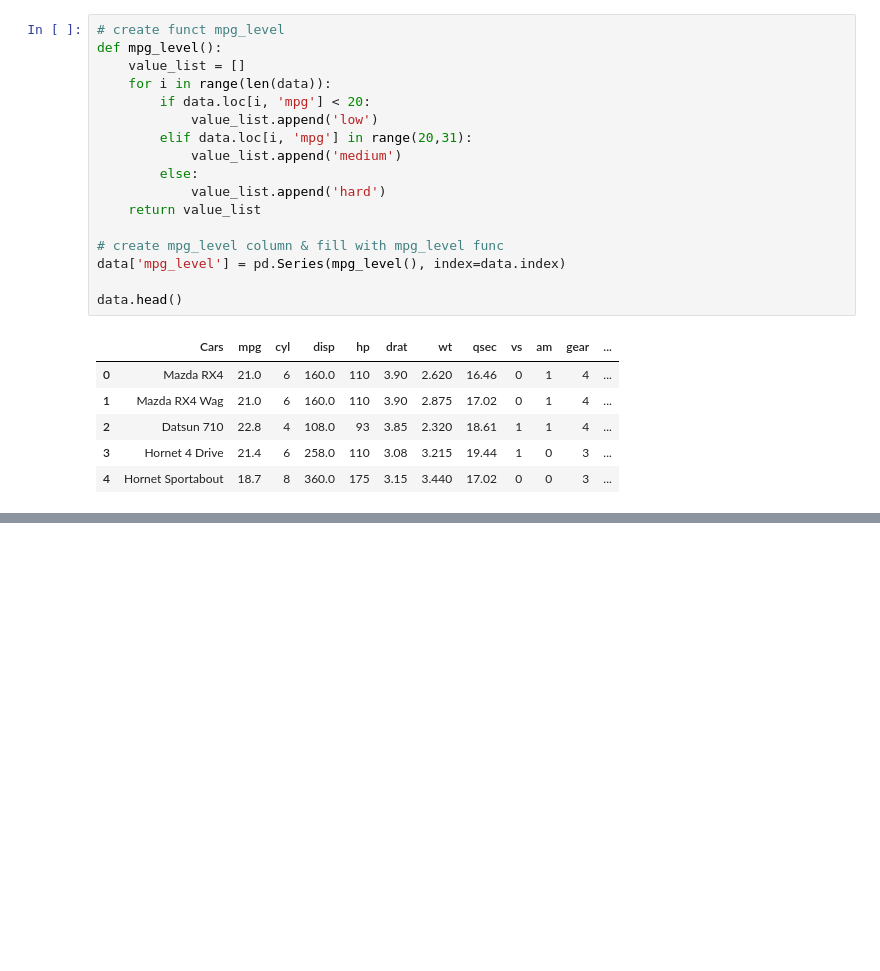
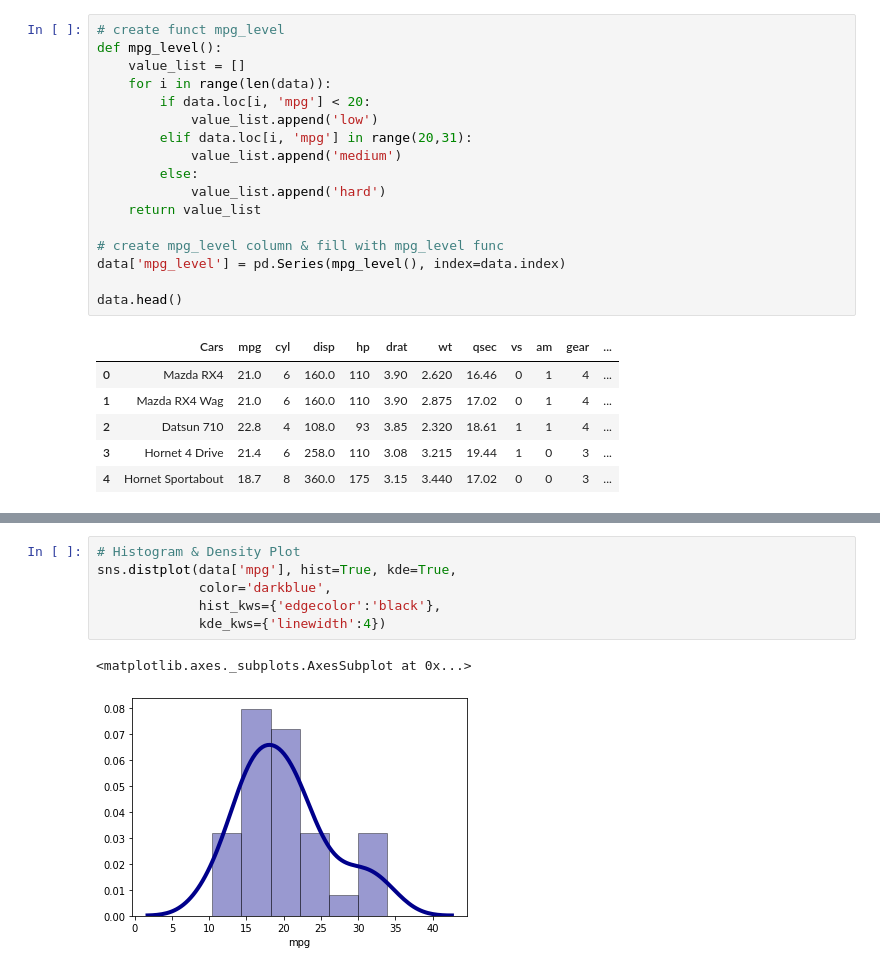
Before and after one commit to saifudnm/jagoan_hosting, a Jupyter notebook: mtcars.ipynb, the cells around one changed output, grey strips where cells are left out. Cells and saved outputs as stored; diff of their text form; blank space fills up the shorter version.

```diff
--- a/mtcars.ipynb
+++ b/mtcars.ipynb
@@ -46,0 +159,9 @@ data.head()
+# %%
+# Histogram & Density Plot
+sns.distplot(data['mpg'], hist=True, kde=True,
+             color='darkblue',
+             hist_kws={'edgecolor':'black'},
+             kde_kws={'linewidth':4})
+# %% [output]
+<matplotlib.axes._subplots.AxesSubplot at 0x...>
+[figure, added]
```
Also changed, not shown: parts of 11 cells of this notebook.
